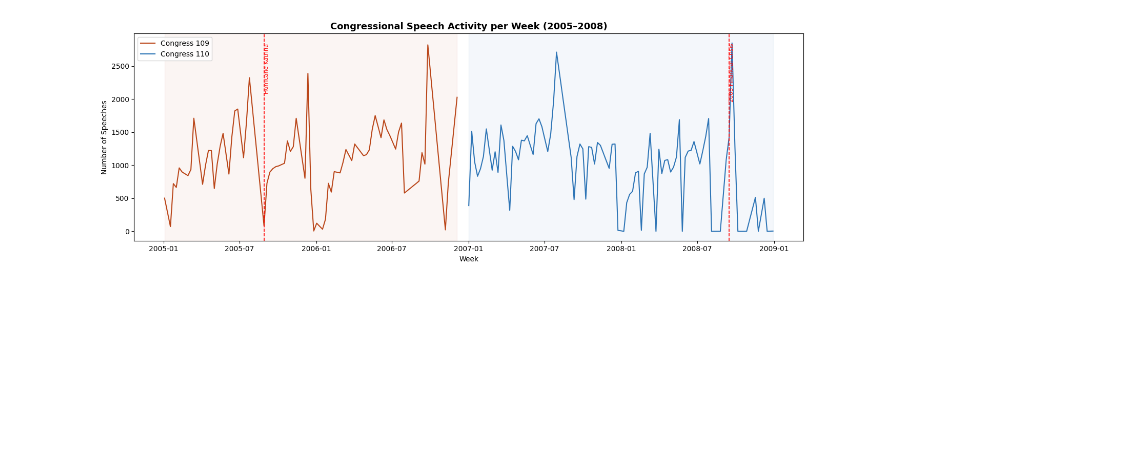
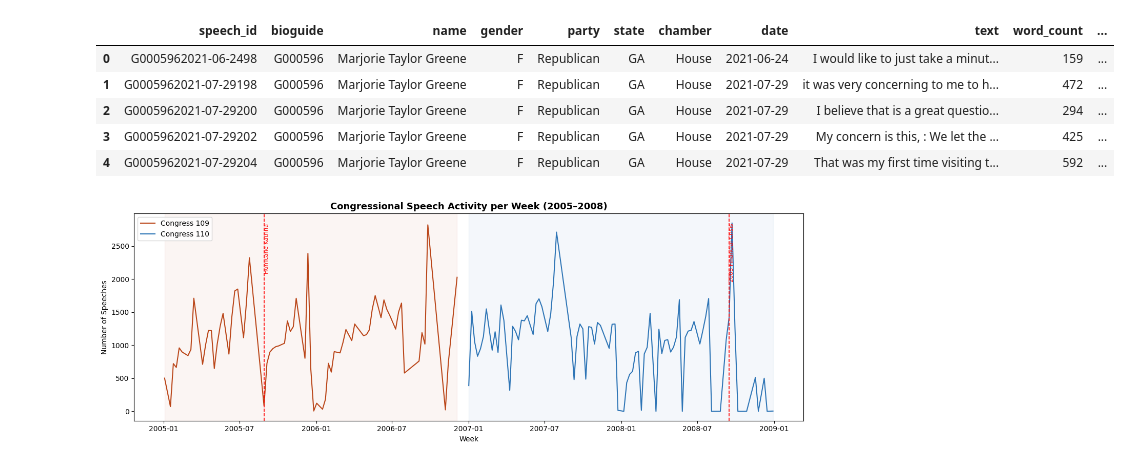
Before and after one commit to macdeath-AA/congressional-records-events-saliency, a Jupyter notebook: code/analysis.ipynb, the cells around one changed output. Saved outputs shown, nothing was run; the diff lists cells and outputs as text; code cells hidden in the pictures; blank space fills up the shorter version.

```diff
--- a/code/analysis.ipynb
+++ b/code/analysis.ipynb
@@ -7,3 +7,13 @@ dfWeekly["week"] = pd.to_datetime(dfWeekly["week"].str.split("/").str[0])
 
 print(dfWeekly.info())
 print(dfWeekly.head(3))
+# %%
+dfspeech = pd.read_csv("C:/Users/aditi/Documents/Georgia Tech/Semester 4/GRA/metric-misogyny/results/congress/misogyny_scores/G000596_mm.csv")
+dfspeech.head()
+# %% [output]
+|  | speech_id | bioguide | name | gender | party | state | chamber | date | text | word_count | ... |
+| 0 | G0005962021-06-2498 | G000596 | Marjorie Taylor Greene | F | Republican | GA | House | 2021-06-24 | I would like to just take a minut... | 159 | ... |
+| 1 | G0005962021-07-29198 | G000596 | Marjorie Taylor Greene | F | Republican | GA | House | 2021-07-29 | it was very concerning to me to h... | 472 | ... |
+| 2 | G0005962021-07-29200 | G000596 | Marjorie Taylor Greene | F | Republican | GA | House | 2021-07-29 | I believe that is a great questio... | 294 | ... |
+| 3 | G0005962021-07-29202 | G000596 | Marjorie Taylor Greene | F | Republican | GA | House | 2021-07-29 | My concern is this, : We let the ... | 425 | ... |
+| 4 | G0005962021-07-29204 | G000596 | Marjorie Taylor Greene | F | Republican | GA | House | 2021-07-29 | That was my first time visiting t... | 592 | ... |
```
Also changed, not shown: parts of 2 cells of this notebook, 1 other file.
